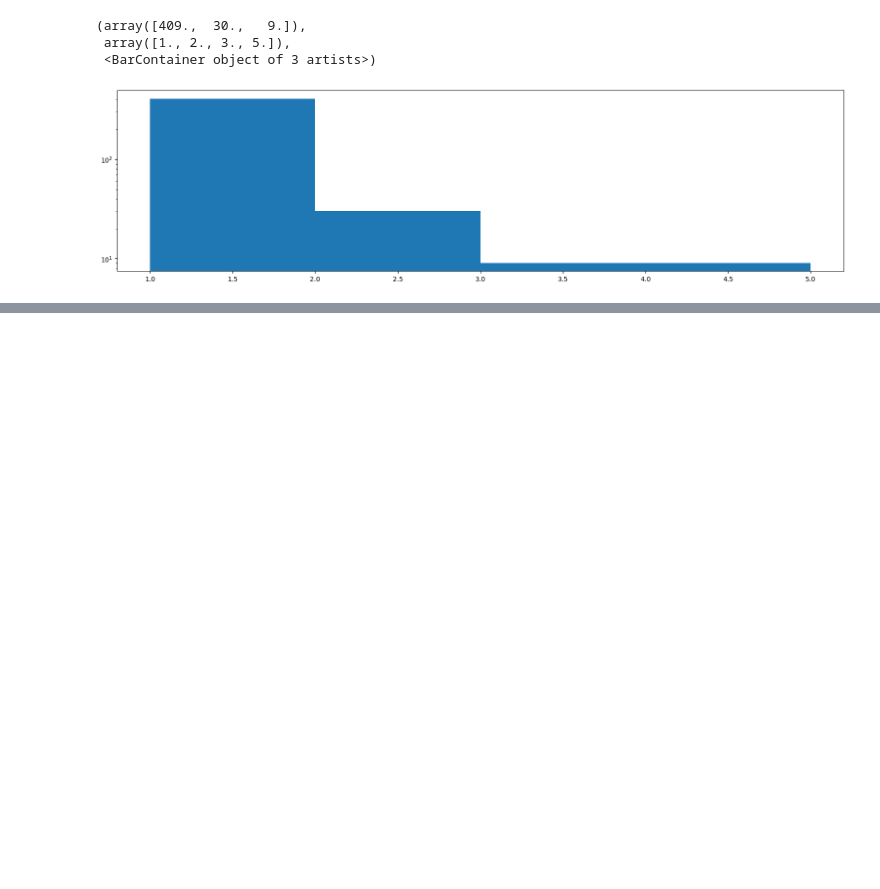
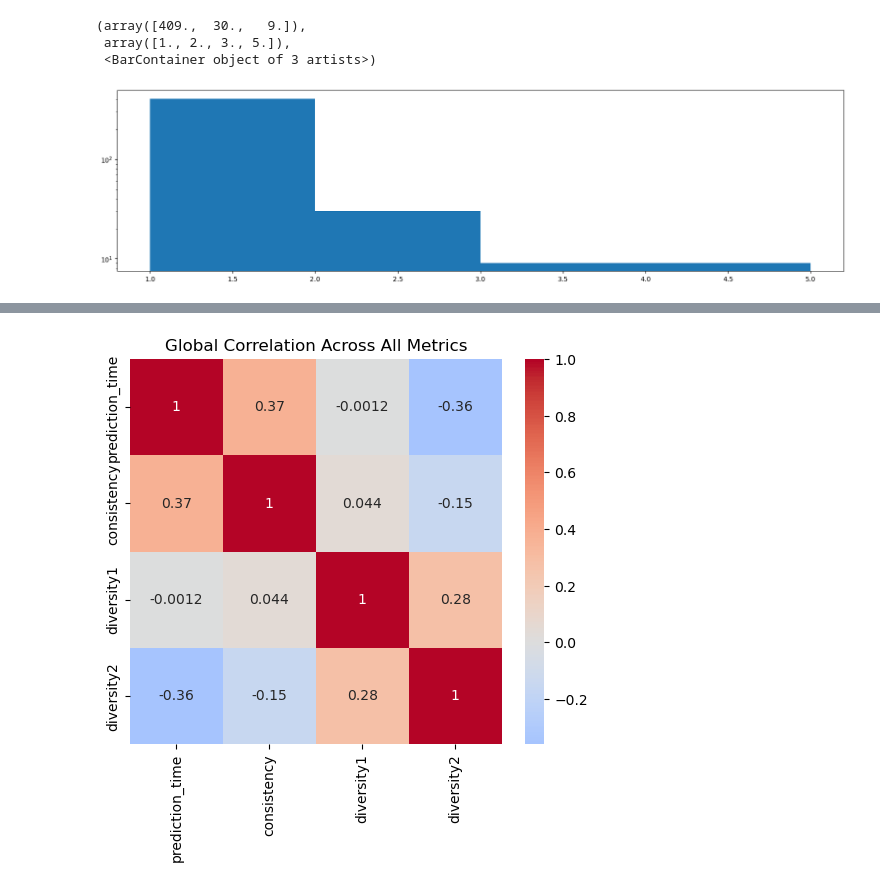
Before and after one commit to seyfdall/Thinned_Rescomp, a Jupyter notebook: scratch.ipynb, the cells around one changed output, grey strips where cells are left out. Cells and saved outputs as stored; diff of their text form; code cells hidden in the pictures; blank space fills up the shorter version.

Commit message:
Create global correlation plot in visualization script

```diff
--- a/scratch.ipynb
+++ b/scratch.ipynb
@@ -209,0 +212,33 @@ Sizes of SCCs: [1 2 3 5]
+# %%
+# Example matrices (all same shape m x n)
+prediction_time = np.random.rand(4,4)
+consistency = np.random.rand(4,4)
+diversity1 = np.random.rand(4,4)
+diversity2 = np.random.rand(4,4)
+
+# Store in a dict for easy handling
+metrics = {
+    "prediction_time": prediction_time,
+    "consistency": consistency,
+    "diversity1": diversity1,
+    "diversity2": diversity2
+}
+
+# Flatten and build dataframe
+df = pd.DataFrame({name: mat.flatten() for name, mat in metrics.items()})
+
+# Global correlation matrix
+global_corr = df.corr()
+print("Global correlation matrix:\n", global_corr)
+
+row_corrs = []
+for i in range(next(iter(metrics.values())).shape[0]):  # iterate rows
+    row_df = pd.DataFrame({name: mat[i,:] for name, mat in metrics.items()})
+    row_corrs.append(row_df.corr())
+print("Row 0 correlations:\n", row_corrs[0])
+
+col_corrs = []
+for j in range(next(iter(metrics.values())).shape[1]):  # iterate cols
+    col_df = pd.DataFrame({name: mat[:,j] for name, mat in metrics.items()})
+    col_corrs.append(col_df.corr())
+print("Col 0 correlations:\n", col_corrs[0])
@@ -209,0 +264,10 @@ Sizes of SCCs: [1 2 3 5]
+# %%
+import matplotlib.pyplot as plt
+import seaborn as sns
+
+plt.figure(figsize=(6,5))
+sns.heatmap(global_corr, annot=True, cmap="coolwarm", center=0)
+plt.title("Global Correlation Across All Metrics")
+plt.show()
+# %% [output]
+[figure, added]
```
Also changed, not shown: parts of 7 cells of this notebook, 2 other files.
